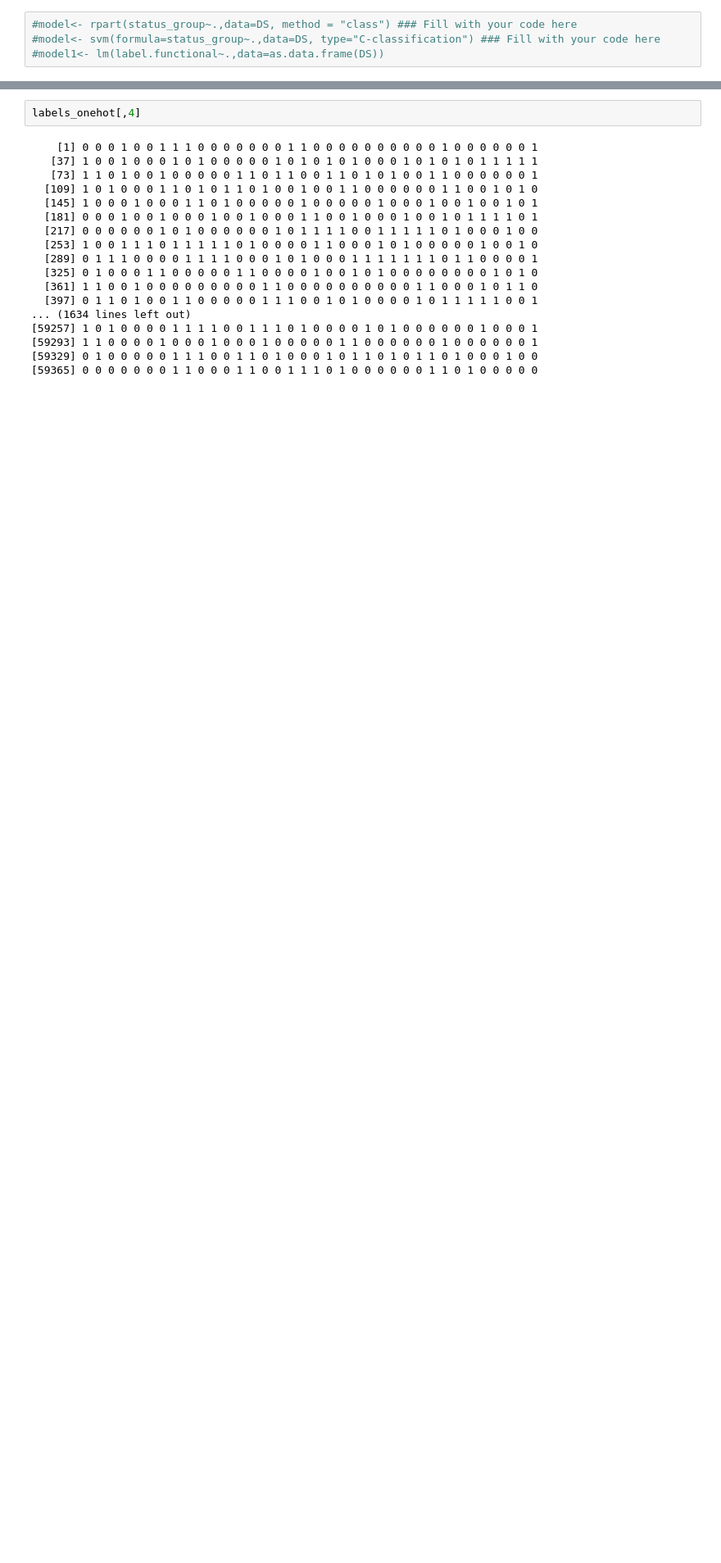
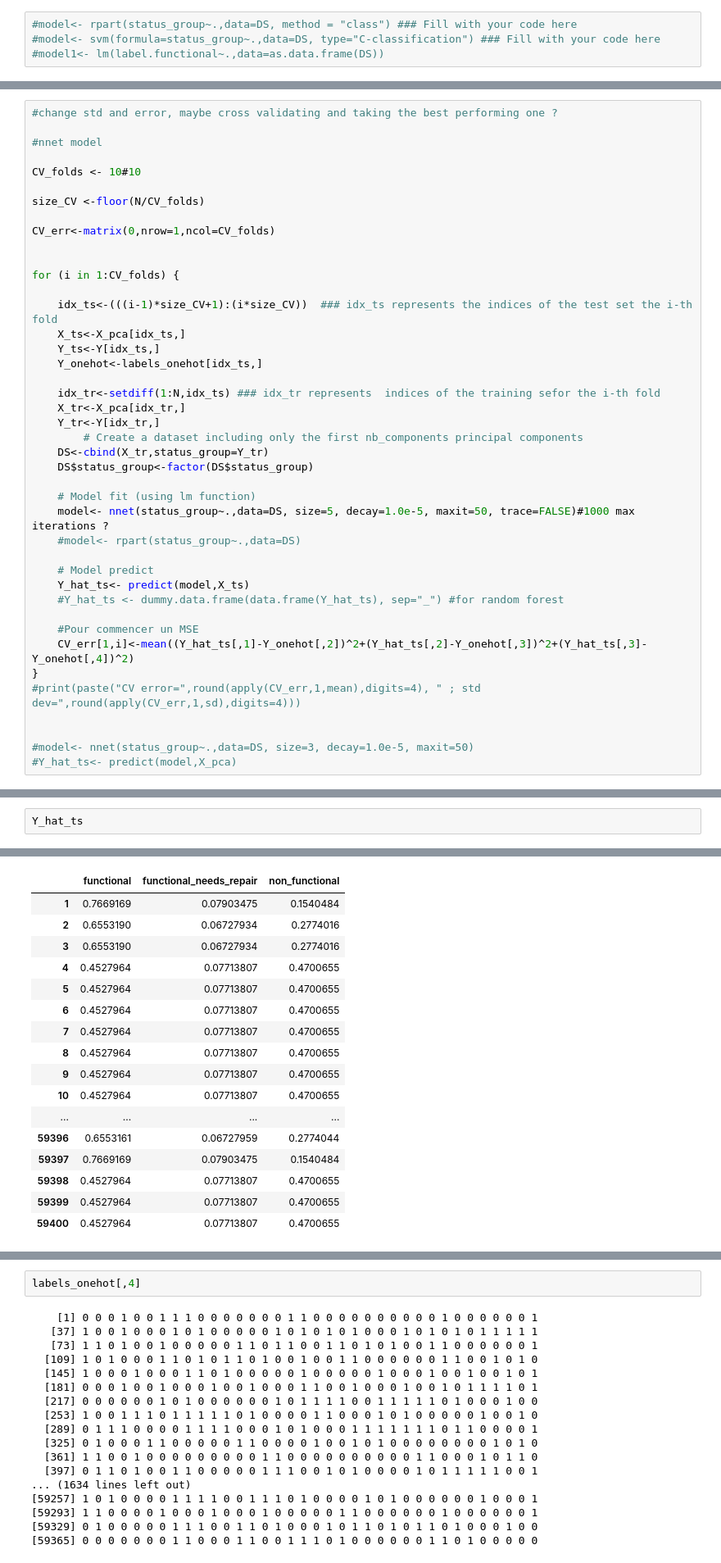
Before and after one commit to Maxlanglet/Projet_ML, a Jupyter notebook: ReportTemplate.ipynb, the cells around one changed output, grey strips where cells are left out. Shown: that part at 82% size. Saved outputs shown, nothing was run; the diff lists cells and outputs as text; blank space fills up the shorter version.

```diff
--- a/ReportTemplate.ipynb
+++ b/ReportTemplate.ipynb
@@ -503,0 +603,42 @@ A data.frame: 59400 × 160
+# %%
+#change std and error, maybe cross validating and taking the best performing one ?
+
+#nnet model
+
+CV_folds <- 10#10
+
+size_CV <-floor(N/CV_folds)
+
+CV_err<-matrix(0,nrow=1,ncol=CV_folds)
+
+
+for (i in 1:CV_folds) {
+
+    idx_ts<-(((i-1)*size_CV+1):(i*size_CV))  ### idx_ts represents the indices of the test set the i-th fold
+    X_ts<-X_pca[idx_ts,]
+    Y_ts<-Y[idx_ts,]
+    Y_onehot<-labels_onehot[idx_ts,]
+
+    idx_tr<-setdiff(1:N,idx_ts) ### idx_tr represents  indices of the training sefor the i-th fold
+    X_tr<-X_pca[idx_tr,]
+    Y_tr<-Y[idx_tr,]
+        # Create a dataset including only the first nb_components principal components
+    DS<-cbind(X_tr,status_group=Y_tr)
+    DS$status_group<-factor(DS$status_group)
+
+    # Model fit (using lm function)
+    model<- nnet(status_group~.,data=DS, size=5, decay=1.0e-5, maxit=50, trace=FALSE)#1000 max iterations ?
+    #model<- rpart(status_group~.,data=DS)
+
+    # Model predict
+    Y_hat_ts<- predict(model,X_ts)
+    #Y_hat_ts <- dummy.data.frame(data.frame(Y_hat_ts), sep="_") #for random forest
+
+    #Pour commencer un MSE
+    CV_err[1,i]<-mean((Y_hat_ts[,1]-Y_onehot[,2])^2+(Y_hat_ts[,2]-Y_onehot[,3])^2+(Y_hat_ts[,3]-Y_onehot[,4])^2)
+}
+#print(paste("CV error=",round(apply(CV_err,1,mean),digits=4), " ; std dev=",round(apply(CV_err,1,sd),digits=4)))
+
+
+#model<- nnet(status_group~.,data=DS, size=3, decay=1.0e-5, maxit=50)
+#Y_hat_ts<- predict(model,X_pca)
@@ -503,0 +647,3 @@ A data.frame: 59400 × 160
+# %%
+Y_hat_ts
+# %% [output]
@@ -503,0 +651,17 @@ A data.frame: 59400 × 160
+|  | functional | functional_needs_repair | non_functional |
+| 1 | 0.7669169 | 0.07903475 | 0.1540484 |
+| 2 | 0.6553190 | 0.06727934 | 0.2774016 |
+| 3 | 0.6553190 | 0.06727934 | 0.2774016 |
+| 4 | 0.4527964 | 0.07713807 | 0.4700655 |
+| 5 | 0.4527964 | 0.07713807 | 0.4700655 |
+| 6 | 0.4527964 | 0.07713807 | 0.4700655 |
+| 7 | 0.4527964 | 0.07713807 | 0.4700655 |
+| 8 | 0.4527964 | 0.07713807 | 0.4700655 |
+| 9 | 0.4527964 | 0.07713807 | 0.4700655 |
+| 10 | 0.4527964 | 0.07713807 | 0.4700655 |
+| ... | ... | ... | ... |
+| 59396 | 0.6553161 | 0.06727959 | 0.2774044 |
+| 59397 | 0.7669169 | 0.07903475 | 0.1540484 |
+| 59398 | 0.4527964 | 0.07713807 | 0.4700655 |
+| 59399 | 0.4527964 | 0.07713807 | 0.4700655 |
+| 59400 | 0.4527964 | 0.07713807 | 0.4700655 |
```
Also changed, not shown: parts of 15 cells of this notebook.
